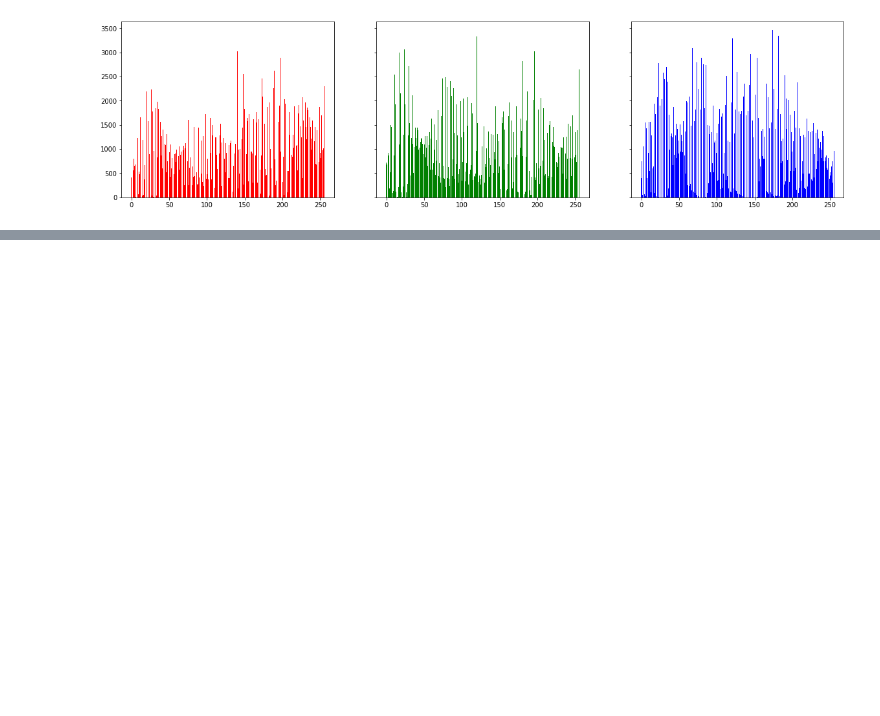
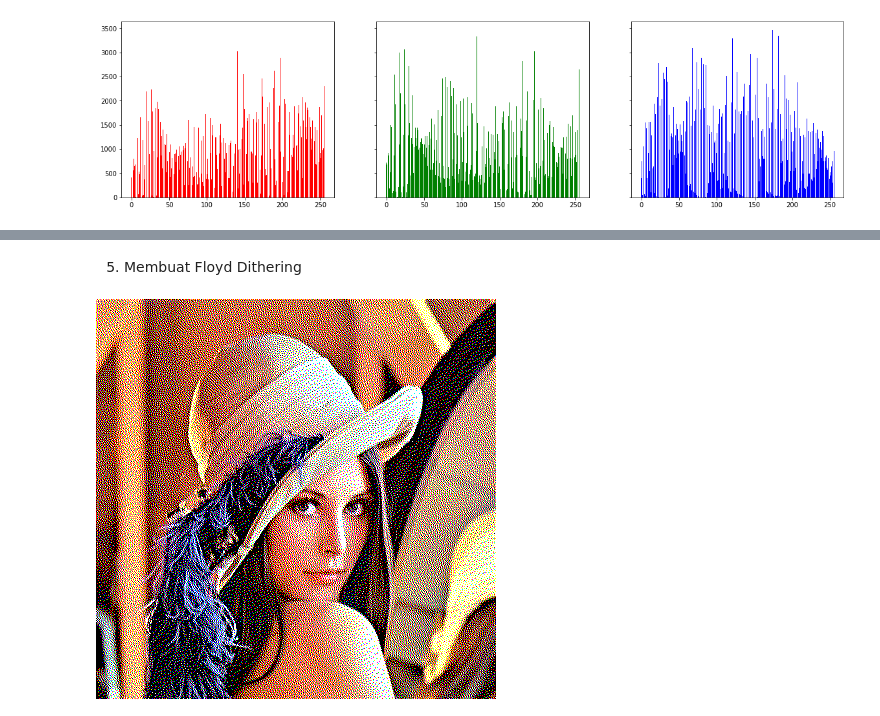
Before and after one commit to genadidharma/pcvk-week-01, a Jupyter notebook: Week 6.ipynb, the cells around one changed output, grey strips where cells are left out. Saved outputs shown, nothing was run; the diff lists cells and outputs as text; code cells hidden in the pictures; blank space fills up the shorter version.

```diff
--- a/Week 6.ipynb
+++ b/Week 6.ipynb
@@ -137,0 +178,64 @@ axs[2].bar(names, img_lc_equ_hist[0], color='blue')
+# %% [markdown]
+5. Membuat Floyd Dithering
+# %%
+import numpy as np
+from PIL import Image
+
+# source: https://scipython.com/blog/floyd-steinberg-dithering/
+
+GREYSCALE = False
+img_name = '/content/drive/MyDrive/Kuliah/Semester 6/Pengolahan Citra & Visi Komputer/Week 6/Source/lena.jpg'
+
+# Read in the image, convert to greyscale.
+img = Image.open(img_name)
+if GREYSCALE:
+    img = img.convert('L')
+
+width, height = img.size
+new_width = 400
+new_height = int(height * new_width / width)
+img = img.resize((new_width, new_height), Image.ANTIALIAS)
+
+def get_new_val(old_val, nc):
+    """
+    Get the "closest" colour to old_val in the range [0,1] per channel divided
+    into nc values.
+
+    """
+
+    return np.round(old_val * (nc - 1)) / (nc - 1)
+
+def fs_dither(img, nc):
+    """
+    Floyd-Steinberg dither the image img into a palette with nc colours per
+    channel.
+
+    """
+
+    arr = np.array(img, dtype=float) / 255
+
+    for ir in range(new_height):
+        for ic in range(new_width):
+            # NB need to copy here for RGB arrays otherwise err will be (0,0,0)!
+            old_val = arr[ir, ic].copy()
+            new_val = get_new_val(old_val, nc)
+            arr[ir, ic] = new_val
+            err = old_val - new_val
+            # In this simple example, we will just ignore the border pixels.
+            if ic < new_width - 1:
+                arr[ir, ic+1] += err * 7/16
+            if ir < new_height - 1:
+                if ic > 0:
+                    arr[ir+1, ic-1] += err * 3/16
+                arr[ir+1, ic] += err * 5/16
+                if ic < new_width - 1:
+                    arr[ir+1, ic+1] += err / 16
+
+    carr = np.array(arr/np.max(arr, axis=(0,1)) * 255, dtype=np.uint8)
+    return Image.fromarray(carr)
+
+#show di image
+img_dither = fs_dither(img, 2)
+display(img_dither)
+# %% [output]
+[figure, added]
```
Also changed, not shown: parts of 2 cells of this notebook.
